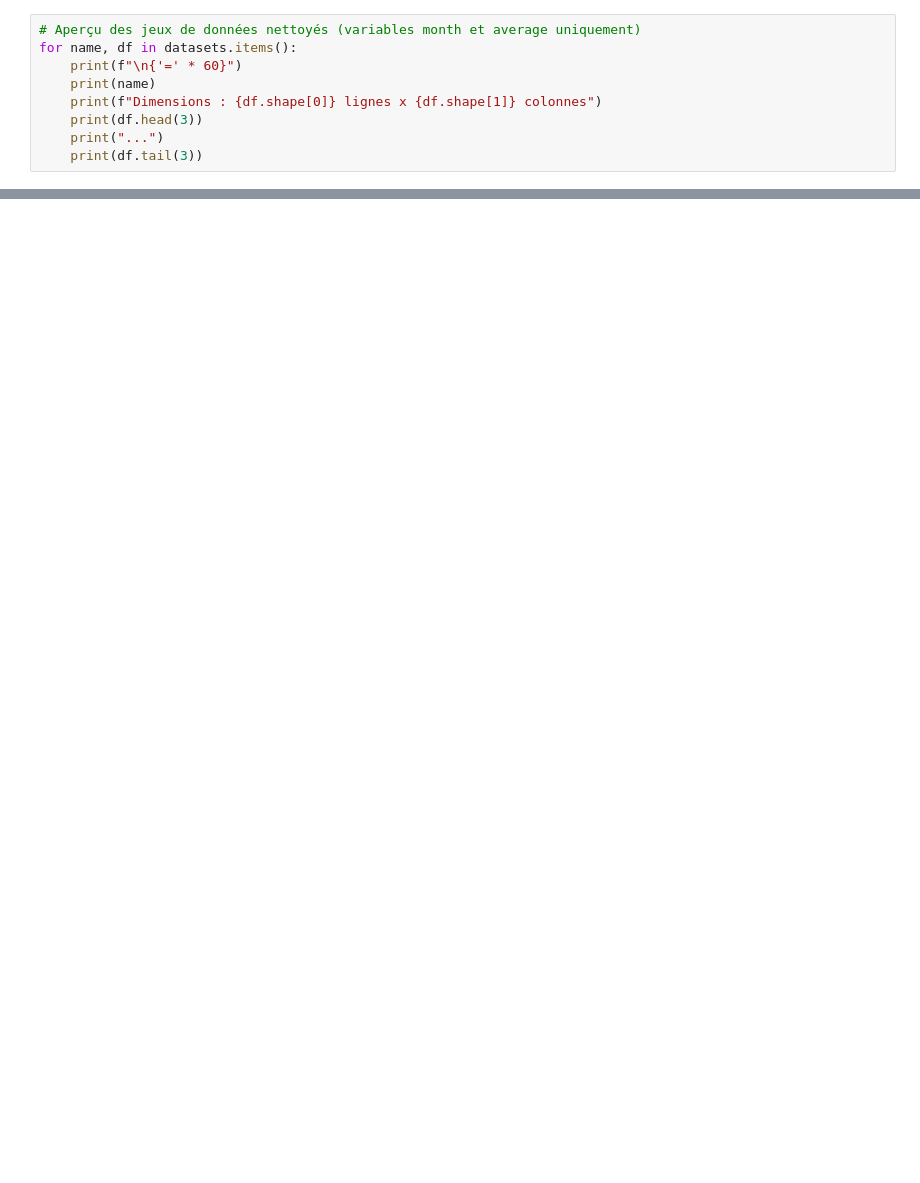
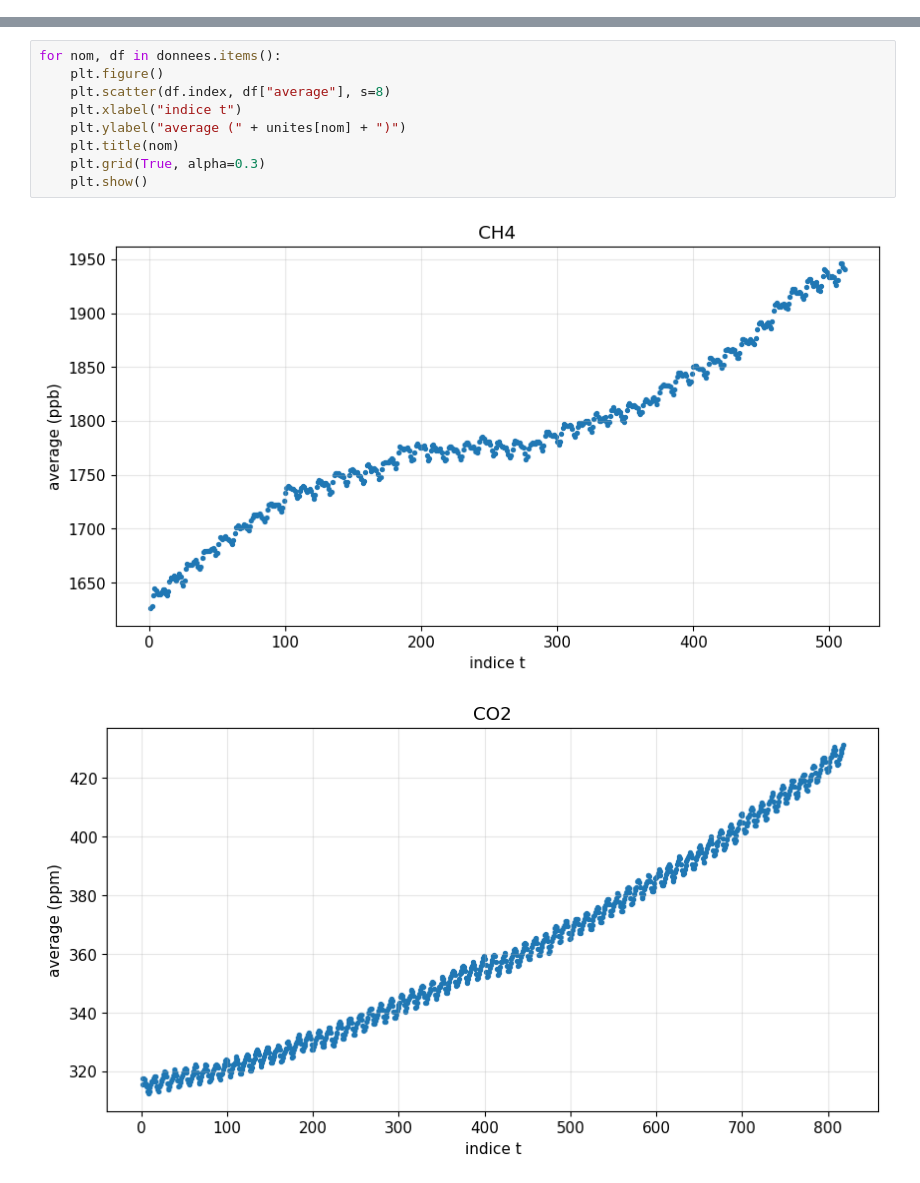
Before and after one commit to KNS-Ashura/2STAT, a Jupyter notebook: projet_gaz_atmosphere.ipynb, the cells around one changed output, grey strips where cells are left out. Drawn from its saved outputs; the diff is of its cells as text; blank space fills up the shorter version.

```diff
--- a/projet_gaz_atmosphere.ipynb
+++ b/projet_gaz_atmosphere.ipynb
@@ -94,9 +27,0 @@ summary_df
-# %%
-# Aperçu des jeux de données nettoyés (variables month et average uniquement)
-for name, df in datasets.items():
-    print(f"\n{'=' * 60}")
-    print(name)
-    print(f"Dimensions : {df.shape[0]} lignes x {df.shape[1]} colonnes")
-    print(df.head(3))
-    print("...")
-    print(df.tail(3))
@@ -120,0 +101,12 @@ Les valeurs exactes sont calculées automatiquement par le code ci-dessus. À ti
+# %%
+for nom, df in donnees.items():
+    plt.figure()
+    plt.scatter(df.index, df["average"], s=8)
+    plt.xlabel("indice t")
+    plt.ylabel("average (" + unites[nom] + ")")
+    plt.title(nom)
+    plt.grid(True, alpha=0.3)
+    plt.show()
+# %% [output]
+[figure, added]
+[figure, added]
```
Also changed, not shown: parts of 35 cells of this notebook, 2 other files.
